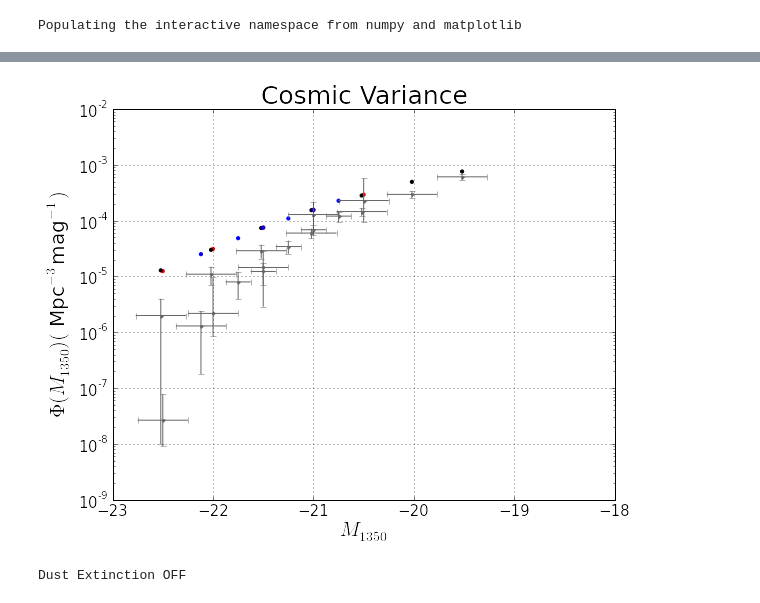
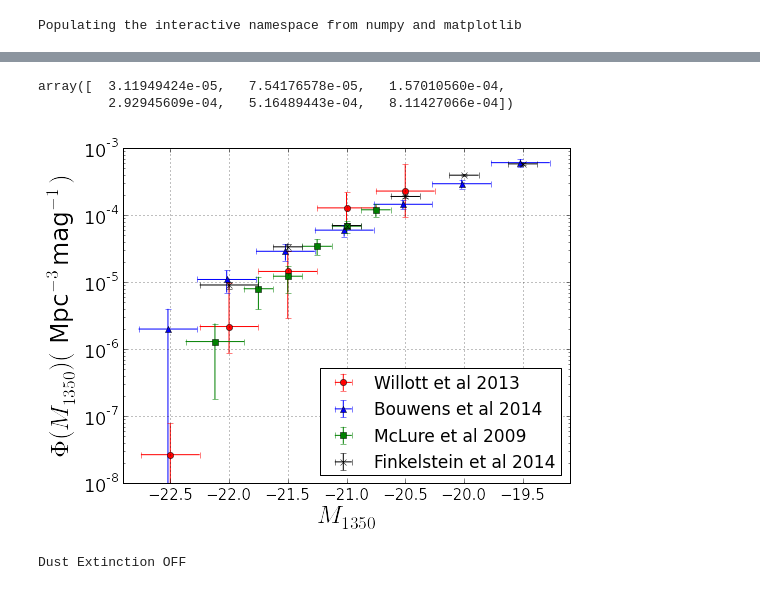
Before and after one commit to flgomezc/sfr-dmhm, a Jupyter notebook: program/plot luminosity function.ipynb, the cells around one changed output, grey strips where cells are left out. Cells and saved outputs as stored; diff of their text form; code cells hidden in the pictures.

```diff
--- a/program/plot luminosity function.ipynb
+++ b/program/plot luminosity function.ipynb
@@ -23,26 +32,37 @@ SH = SingleHistogram( BoxLength, BOX, L_0, M_0, beta, gamma)
+# %%
+SH1[3]
+# %% [output]
+array([  3.11949424e-05,   7.54176578e-05,   1.57010560e-04,
+         2.92945609e-04,   5.16489443e-04,   8.11427066e-04])
 # %%
-figure(figsize(9,7))
+figure(figsize(8,6))
 plot()
-ylabel(r"$\Phi(M_{1350})($ Mpc$^{-3}$mag$^{-1})$",fontsize=20)
-xlabel('$M_{1350}$',fontsize=20)
+ylabel(r"$\Phi(M_{1350})($ Mpc$^{-3}$mag$^{-1})$",fontsize=25)
+xlabel('$M_{1350}$',fontsize=25)
 plt.grid(True)
-title("Cosmic Variance",fontsize=25)
-tick_params(axis="both", labelsize=15)
+#title("Observed Luminosity Functions",fontsize=25)
+tick_params(axis="x", labelsize=15)
+tick_params(axis="y", labelsize=18)
+
+#scatter( Obs_data1[:,0] , SH[0],s=10, color="red")
+#scatter( Obs_data2[:,0] , SH[1],s=10, color="black")
+#scatter( Obs_data3[:,0] , SH[2],s=10, color="blue")
 
 
-scatter( Obs_data1[:,0] , SH[0],s=10, color="red")
-scatter( Obs_data2[:,0] , SH[1],s=10, color="black")
-scatter( Obs_data3[:,0] , SH[2],s=10, color="blue")
-
-errorbar(Obs_data2[:,0],Obs_data2[:,1], xerr=Obs_data2xerror, yerr=Obs_data2yerror, fmt='.', color="0.40", label="Bouwens et al 2014")
-errorbar(Obs_data1[:,0],Obs_data1[:,1], xerr=0.25, yerr=Obs_data1yerror, fmt='.', color="0.40", label="Willott et al 2013")
-errorbar(Obs_data3[:,0],Obs_data3[:,1], xerr=Obs_data3xerror, yerr=Obs_data3yerror, fmt='.', color="0.40", label="McLure et al 2009")
+errorbar(Obs_data1[:,0],Obs_data1[:,1], xerr=0.25           , yerr=Obs_data1yerror, fmt='o', color="red", label="Willott et al 2013")
+errorbar(Obs_data2[:,0],Obs_data2[:,1], xerr=Obs_data2xerror, yerr=Obs_data2yerror, fmt='^', color="blue", label="Bouwens et al 2014")
+errorbar(Obs_data3[:,0],Obs_data3[:,1], xerr=Obs_data3xerror, yerr=Obs_data3yerror, fmt='s', color="green", label="McLure et al 2009")
+errorbar(Obs_data4[:,0],Obs_data4[:,1], xerr=Obs_data3xerror, yerr=Obs_data3yerror, fmt='x', color="black", label="Finkelstein et al 2014")
 
 
-plt.axis([-23,-18,10**-9,0.01])
+plt.legend(loc=4, prop={'size':17}, numpoints=1)
+
+plt.axis([-22.9,-19.1,10**-8,0.001])
+
 yscale("log")
+savefig("../paper/fig/observational_data.pdf")
 # %% [output]
-[figure, old version]
+[figure, new version]
 # %%
 FH = FullHistograms()
 FH = np.array(FH)
```
Also changed, not shown: parts of 1 cell of this notebook, 3 other files.
